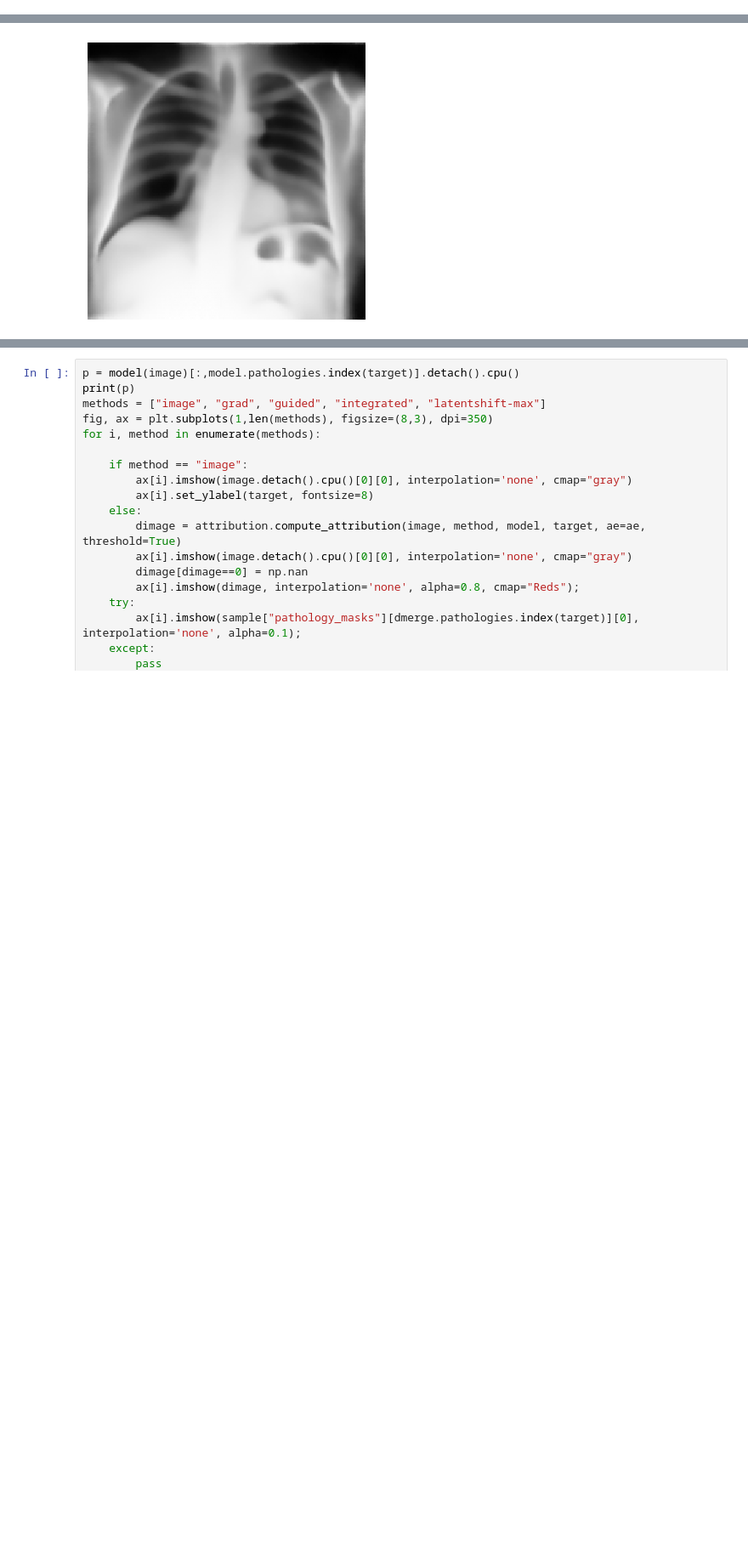
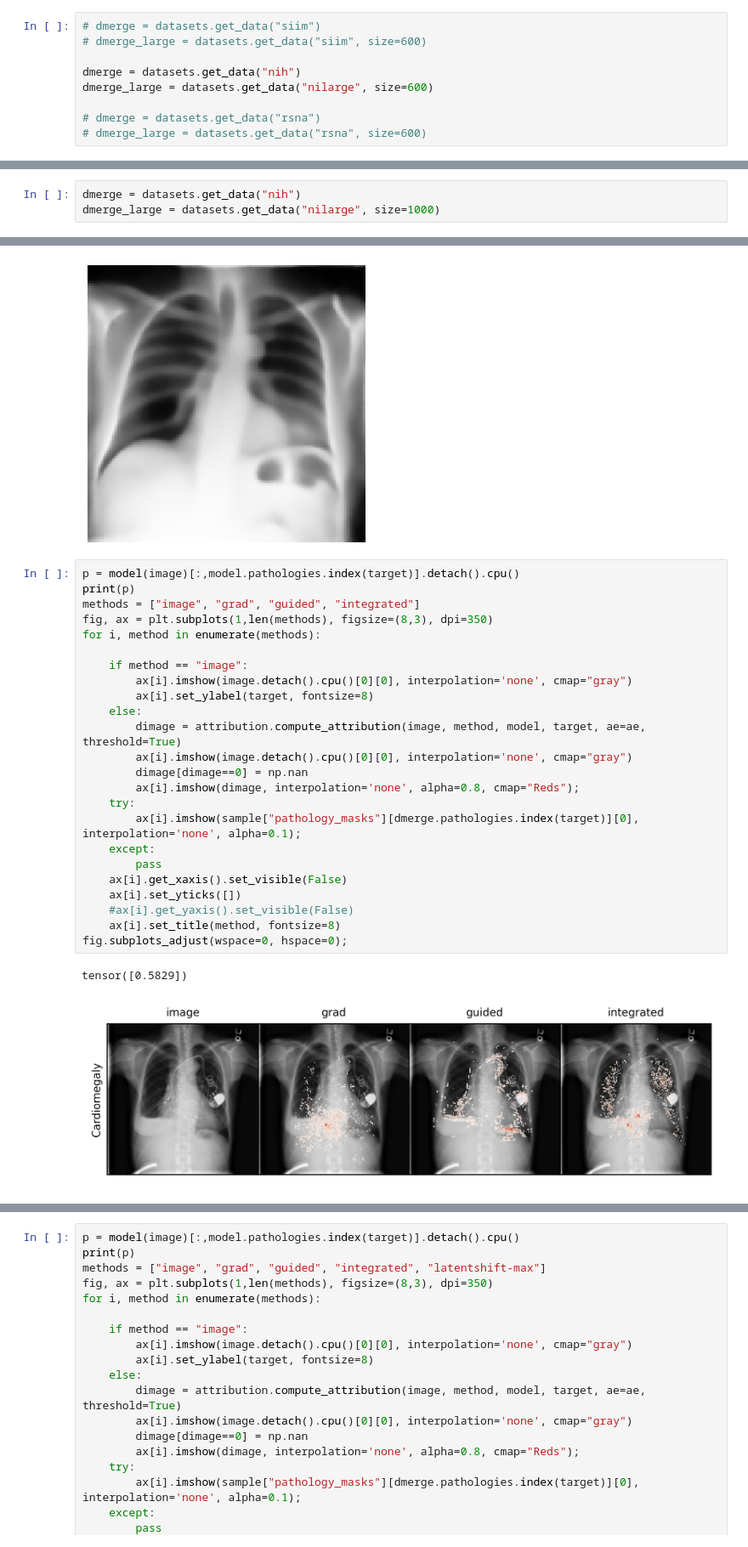
Before and after one commit to mlmed/gifsplanation, a Jupyter notebook: gif-generate-website.ipynb, the cells around one changed output, grey strips where cells are left out. Shown at 85% size. Drawn from its saved outputs; the diff is of its cells as text; blank space fills up the shorter version.

```diff
--- a/gif-generate-website.ipynb
+++ b/gif-generate-website.ipynb
@@ -148,0 +119,9 @@ temp_path = "/lscratch/joecohen/SDS-2342-ASDAA"
+# %%
+# dmerge = datasets.get_data("siim")
+# dmerge_large = datasets.get_data("siim", size=600)
+
+dmerge = datasets.get_data("nih")
+dmerge_large = datasets.get_data("nilarge", size=600)
+
+# dmerge = datasets.get_data("rsna")
+# dmerge_large = datasets.get_data("rsna", size=600)
@@ -312,0 +264,3 @@ for_eval
+# %%
+dmerge = datasets.get_data("nih")
+dmerge_large = datasets.get_data("nilarge", size=1000)
@@ -345,3 +303,30 @@ attribution.generate_video(image, model, target, ae, temp_path, target_filename=
 module load ffmpeg;ffmpeg -loglevel quiet -stats -y -i /lscratch/joecohen/SDS-2342-ASDAA/image-%d-a.png -c:v libx264 -profile:v baseline -level 3.0 -pix_fmt yuv420p 'test.mp4'
 [interactive output not drawn]
 [figure]
+# %%
+p = model(image)[:,model.pathologies.index(target)].detach().cpu()
+print(p)
+methods = ["image", "grad", "guided", "integrated"]
+fig, ax = plt.subplots(1,len(methods), figsize=(8,3), dpi=350)
+for i, method in enumerate(methods):
+
+    if method == "image":
+        ax[i].imshow(image.detach().cpu()[0][0], interpolation='none', cmap="gray")
+        ax[i].set_ylabel(target, fontsize=8)
+    else:
+        dimage = attribution.compute_attribution(image, method, model, target, ae=ae, threshold=True)
+        ax[i].imshow(image.detach().cpu()[0][0], interpolation='none', cmap="gray")
+        dimage[dimage==0] = np.nan
+        ax[i].imshow(dimage, interpolation='none', alpha=0.8, cmap="Reds");
+    try:
+        ax[i].imshow(sample["pathology_masks"][dmerge.pathologies.index(target)][0], interpolation='none', alpha=0.1);
+    except:
+        pass
+    ax[i].get_xaxis().set_visible(False)
+    ax[i].set_yticks([])
+    #ax[i].get_yaxis().set_visible(False)
+    ax[i].set_title(method, fontsize=8)
+fig.subplots_adjust(wspace=0, hspace=0);
+# %% [output]
+tensor([0.5829])
+[figure, added]
```
Also changed, not shown: parts of 23 cells of this notebook, 4 other files.
